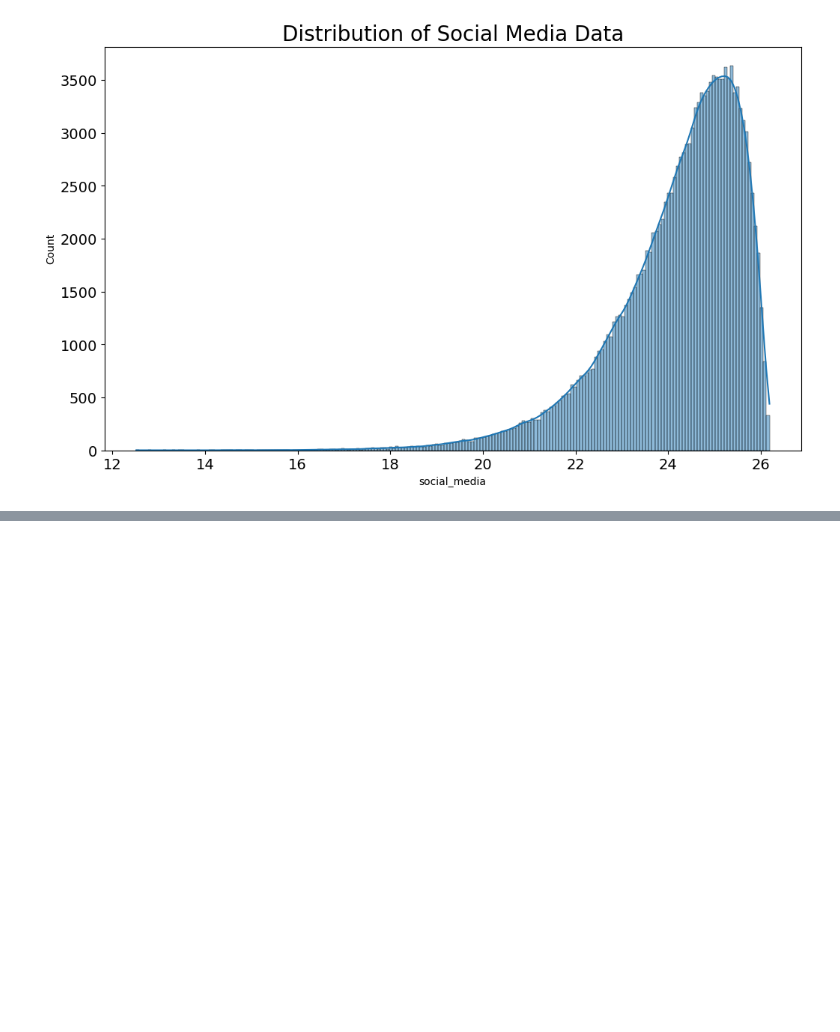
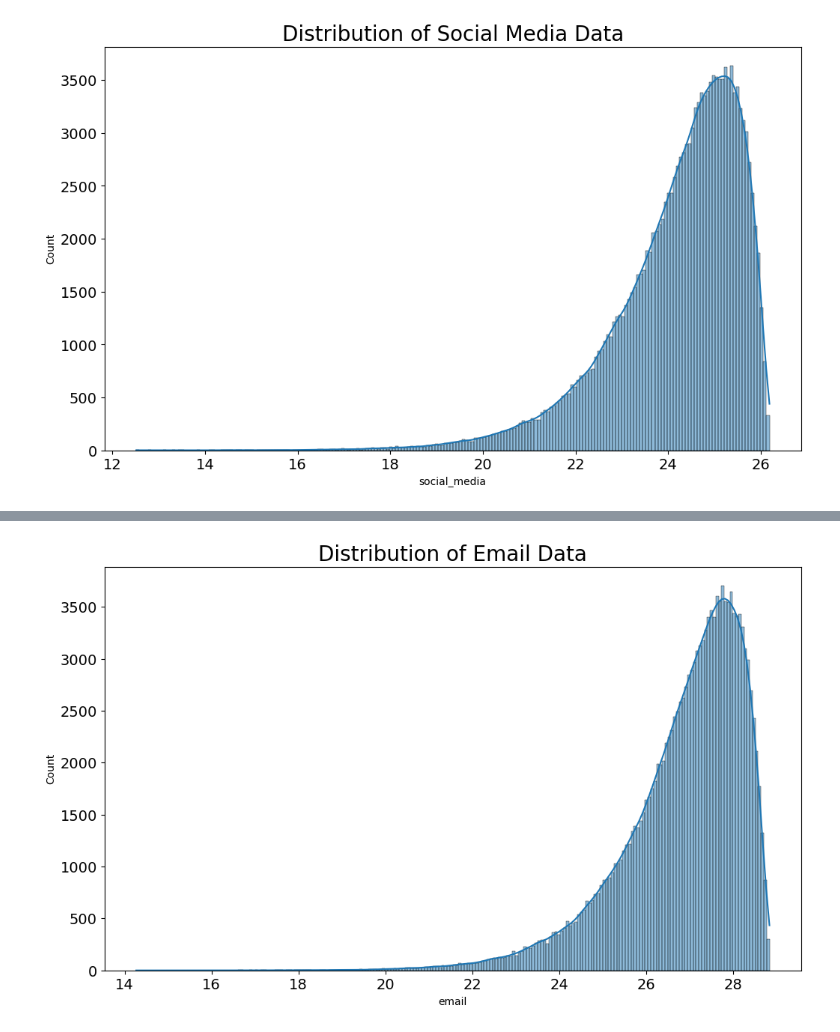
Before and after one commit to Basi10/Telecom-Data-Analysis, a Jupyter notebook: notebooks/overview_analysis.ipynb, the cells around one changed output, grey strips where cells are left out. Saved outputs shown, nothing was run; the diff lists cells and outputs as text; code cells hidden in the pictures; blank space fills up the shorter version.

```diff
--- a/notebooks/overview_analysis.ipynb
+++ b/notebooks/overview_analysis.ipynb
@@ -190,0 +195,4 @@ plots.plot_hist(df=df, column='social_media', title='Distribution of Social Medi
+# %%
+plots.plot_hist(df=df, column='email', title='Distribution of Email Data')
+# %% [output]
+[figure, added]
```
Also changed, not shown: parts of 63 cells of this notebook.
